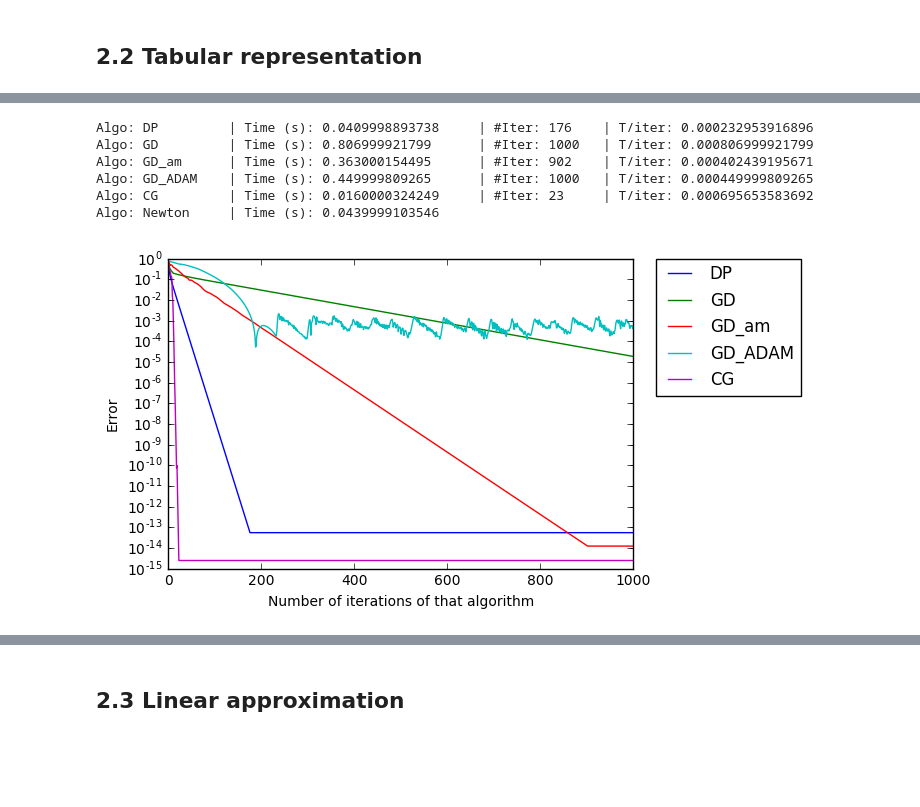
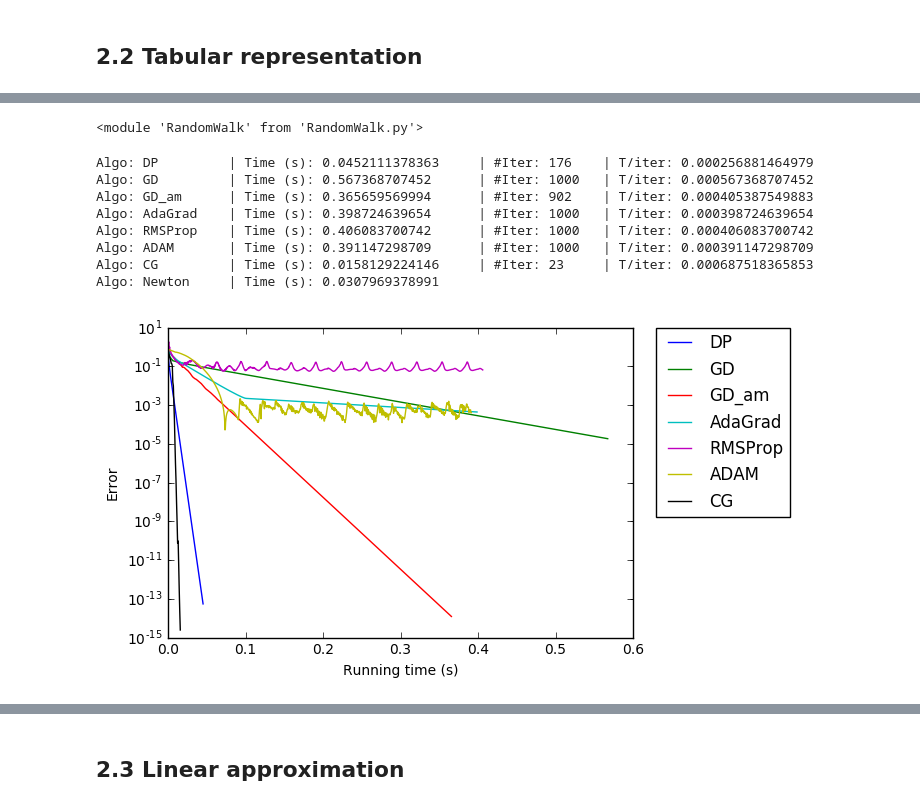
Before and after one commit to mtanneau/ReinforcementLearningClass, a Jupyter notebook: project/Presentation_Mar24_MTanneau.ipynb, the cells around one changed output, grey strips where cells are left out. Drawn from its saved outputs; the diff is of its cells as text; code cells hidden in the pictures; blank space fills up the shorter version.

Commit message:
Adaptive learning rate algorithms

```diff
--- a/project/Presentation_Mar24_MTanneau.ipynb
+++ b/project/Presentation_Mar24_MTanneau.ipynb
@@ -1053,31 +106,55 @@ Here, we are dealing with an unconstrained, convex quadratic program, which we c
+# %%
+reload(algos_QP)
+reload(RandomWalk)
+# %% [output]
+<module 'RandomWalk' from 'RandomWalk.py'>
+# %%
+nState=1000
+nStep=nState/10
+nFeatures=nState/10
+gamma=0.9
+
+d_init=(1.0/nState)*np.ones(nState+1)
+d_init[0]=0.0
+problem=RandomWalk.Random_walk(nState,nStep,nFeatures,d_init,gamma)
 # %%
 #First, compute value function in the tabular case
 nIter=1000
 history=True
 
-algos=['DP','GD','GD_am','GD_ADAM','CG']
+algos=['DP','GD','GD_am','AdaGrad','RMSProp','ADAM','CG']
 
 nAlgos=len(algos)
+t_algo=np.zeros(nAlgos)
+nIter_algo=np.zeros(nAlgos)
 
+v_init=np.zeros(problem.nState+1)
 
 if(history):
     v_history=np.zeros((nAlgos,nIter+1,problem.nState+1))
     for algo in range(nAlgos):
-        v_history[algo,:]=problem.compute_valueFunction_exact(algos[algo],
-                                                              nIter,verbose=True,history=history,preconditionner=False)
+        n,t,v_hist=problem.compute_valueFunction_exact(
+            algos[algo],nIter,v_init=v_init,
+            verbose=True,history=history,preconditionner=False)
+        v_history[algo,:]=v_hist
+        t_algo[algo]=t
+        nIter_algo[algo]=n
 else:
     v=np.zeros((nAlgos,problem.nState+1))
     for algo in range(nAlgos):
-        v[algo,:]=problem.compute_valueFunction_exact(algos[algo],
+        n,t,v_res=problem.compute_valueFunction_exact(algos[algo],
                                                               nIter,verbose=True,history=history,preconditionner=False)
+        v[algo,:]=v_res
+        t_algo[algo]=t
+        nIter_algo[algo]=n
 
 
 #To compute the errors, we need to know the true value of v_TD
 #Any method can be used, here we just take the value returned by CG
-start=time.time()
+start=time.clock()
 v_TD = np.linalg.inv(problem.A_exact).dot(problem.b_exact)
 problem.v_pi=v_TD
-print 'Algo: Newton \t | Time (s):', time.time()-start
+print 'Algo: Newton \t | Time (s):', time.clock()-start
 print '\n\n'
 
 #Now, compute errors
@@ -1090,25 +167,34 @@ else:
     for algo in range(nAlgos):
         print 'Algo:',algos[algo], '\t | final error:', np.max(np.abs(v[algo]-v_TD))
 # %% [output]
-Algo: DP         | Time (s): 0.0409998893738     | #Iter: 176    | T/iter: 0.000232953916896
-Algo: GD         | Time (s): 0.806999921799      | #Iter: 1000   | T/iter: 0.000806999921799
-Algo: GD_am      | Time (s): 0.363000154495      | #Iter: 902    | T/iter: 0.000402439195671
-Algo: GD_ADAM    | Time (s): 0.449999809265      | #Iter: 1000   | T/iter: 0.000449999809265
-Algo: CG         | Time (s): 0.0160000324249     | #Iter: 23     | T/iter: 0.000695653583692
-Algo: Newton     | Time (s): 0.0439999103546
+Algo: DP         | Time (s): 0.0452111378363     | #Iter: 176    | T/iter: 0.000256881464979
+Algo: GD         | Time (s): 0.567368707452      | #Iter: 1000   | T/iter: 0.000567368707452
+Algo: GD_am      | Time (s): 0.365659569994      | #Iter: 902    | T/iter: 0.000405387549883
+Algo: AdaGrad    | Time (s): 0.398724639654      | #Iter: 1000   | T/iter: 0.000398724639654
+Algo: RMSProp    | Time (s): 0.406083700742      | #Iter: 1000   | T/iter: 0.000406083700742
+Algo: ADAM       | Time (s): 0.391147298709      | #Iter: 1000   | T/iter: 0.000391147298709
+Algo: CG         | Time (s): 0.0158129224146     | #Iter: 23     | T/iter: 0.000687518365853
+Algo: Newton     | Time (s): 0.0307969378991
 # %%
 #plot the learning curves
+plot_time=True
+
 for algo in range(nAlgos):
-    plt.semilogy(err_history[algo,:],label=algos[algo])
+    if(plot_time):
 
-plt.xlabel('Number of iterations of that algorithm')
+        plt.semilogy((t_algo[algo]/nIter_algo[algo])*np.arange(nIter_algo[algo]+1),err_history[algo,range(int(nIter_algo[algo]+1))],label=algos[algo])
+        plt.xlabel('Running time (s)')
+    else:
+        plt.semilogy(np.arange(nIter_algo[algo]+1),err_history[algo,range(int(nIter_algo[algo]+1))],label=algos[algo])
+        plt.xlabel('Number of iterations of that algorithm')
+
 plt.ylabel('Error')
 plt.legend(bbox_to_anchor=(1.05, 1), loc=2, borderaxespad=0.)
 
-plt.savefig('C:\Users\Mathieu\Dropbox\PolyMTL\Cours\COMP762 - Reinforcement Learning\Project\Presentation\images\DP_QP.png', bbox_inches='tight')
+#plt.savefig('C:\Users\Mathieu\Dropbox\PolyMTL\Cours\COMP762 - Reinforcement Learning\Project\Presentation\images\DP_QP.png', bbox_inches='tight')
 plt.show()
 # %% [output]
-[figure, old version]
+[figure, new version]
 # %%
 #plot the learned value functions
 #plot the learning curves
```
Also changed, not shown: parts of 29 cells of this notebook, 3 other files.
